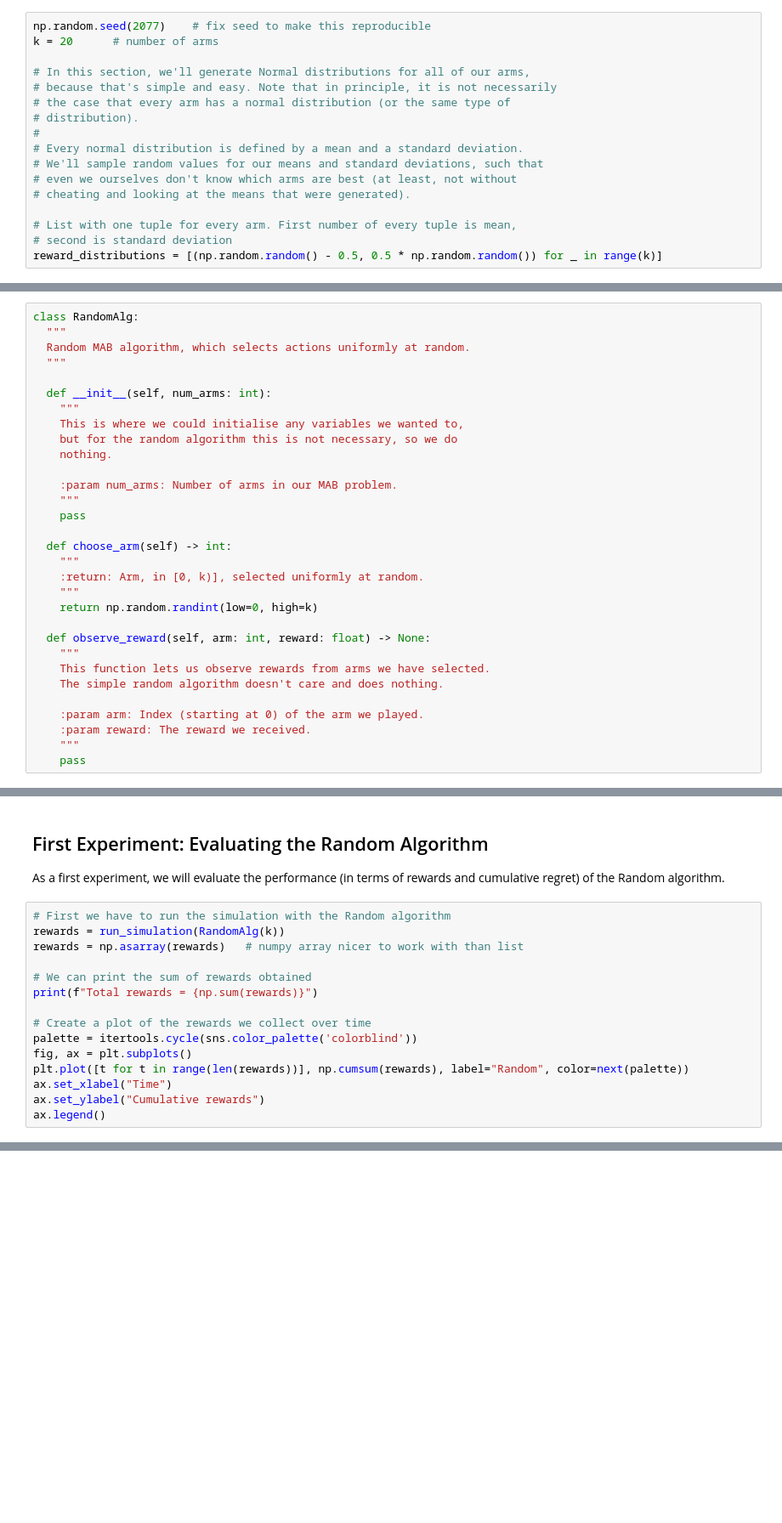
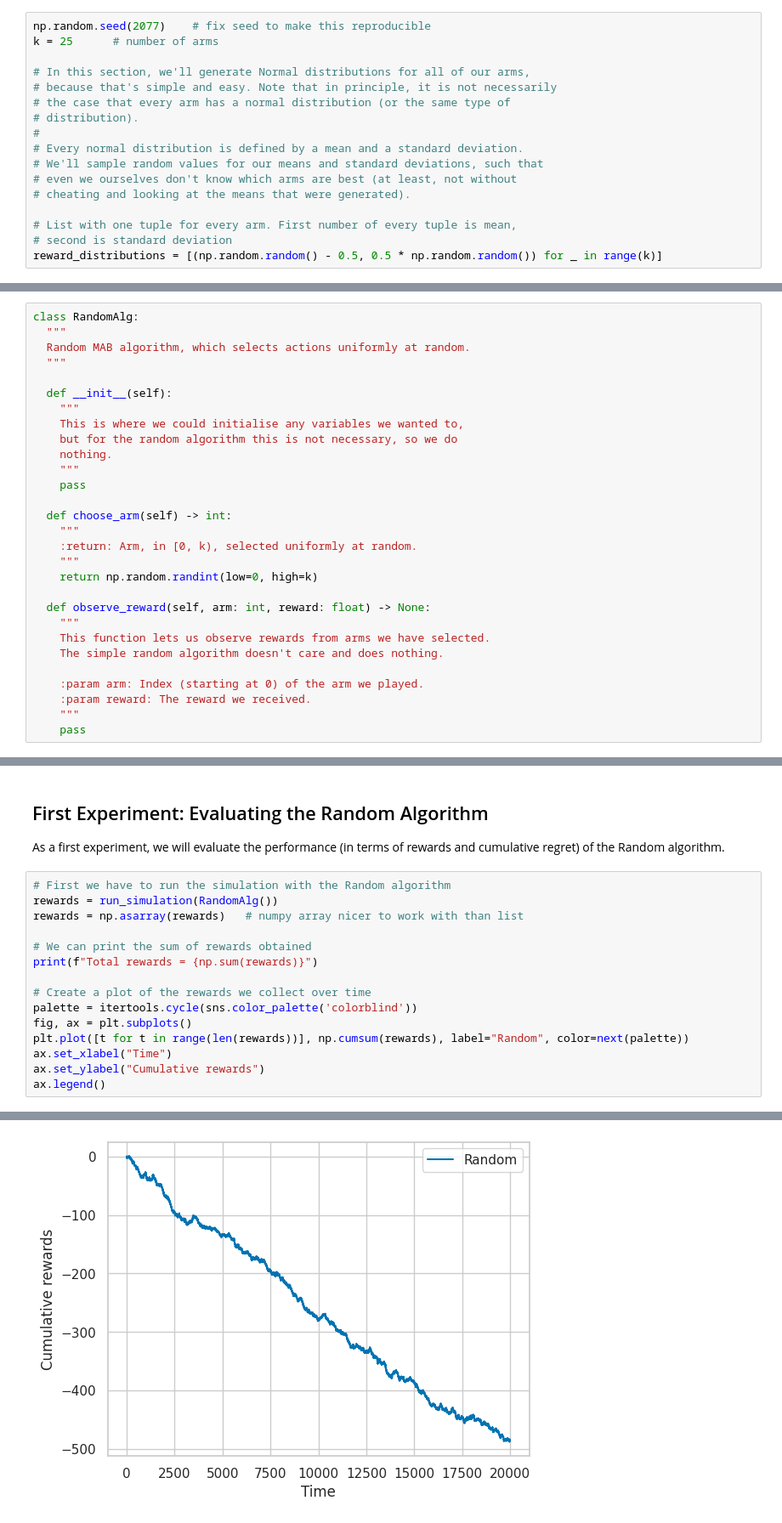
Before and after one commit to DennisSoemers/MultiArmedBanditsTutorial, a Jupyter notebook: Multi_Armed_Bandits_Tutorial.ipynb, the cells around one changed output, grey strips where cells are left out. Shown at 85% size. Cells and saved outputs as stored; diff of their text form; blank space fills up the shorter version.

```diff
--- a/Multi_Armed_Bandits_Tutorial.ipynb
+++ b/Multi_Armed_Bandits_Tutorial.ipynb
@@ -27,7 +28,7 @@ In the real world, we normally don't have direct access to the distributions ove
 For simplicity, here we just create a bunch of explicit distributions that we can sample from. This gives us a very simple simulation, and lets us focus purely on the implementation of the action-selection algorithms.
 # %%
 np.random.seed(2077)    # fix seed to make this reproducible
-k = 20      # number of arms
+k = 25      # number of arms
 
 # In this section, we'll generate Normal distributions for all of our arms,
 # because that's simple and easy. Note that in principle, it is not necessarily
@@ -52,19 +53,17 @@ class RandomAlg:
   Random MAB algorithm, which selects actions uniformly at random.
   """
 
-  def __init__(self, num_arms: int):
+  def __init__(self):
     """
     This is where we could initialise any variables we wanted to,
     but for the random algorithm this is not necessary, so we do
     nothing.
-
-    :param num_arms: Number of arms in our MAB problem.
     """
     pass
 
   def choose_arm(self) -> int:
     """
-    :return: Arm, in [0, k)], selected uniformly at random.
+    :return: Arm, in [0, k), selected uniformly at random.
     """
     return np.random.randint(low=0, high=k)
 
@@ -110,7 +109,7 @@ def run_simulation(algorithm, n: int = 20000) -> List[float]:
 As a first experiment, we will evaluate the performance (in terms of rewards and cumulative regret) of the Random algorithm.
 # %%
 # First we have to run the simulation with the Random algorithm
-rewards = run_simulation(RandomAlg(k))
+rewards = run_simulation(RandomAlg())
 rewards = np.asarray(rewards)   # numpy array nicer to work with than list
 
 # We can print the sum of rewards obtained
@@ -123,3 +122,4 @@ plt.plot([t for t in range(len(rewards))], np.cumsum(rewards), label="Random", c
 ax.set_xlabel("Time")
 ax.set_ylabel("Cumulative rewards")
 ax.legend()
+# %% [output]
@@ -125,0 +128 @@ ax.legend()
+[figure, added]
```
Also changed, not shown: parts of 10 cells of this notebook.
